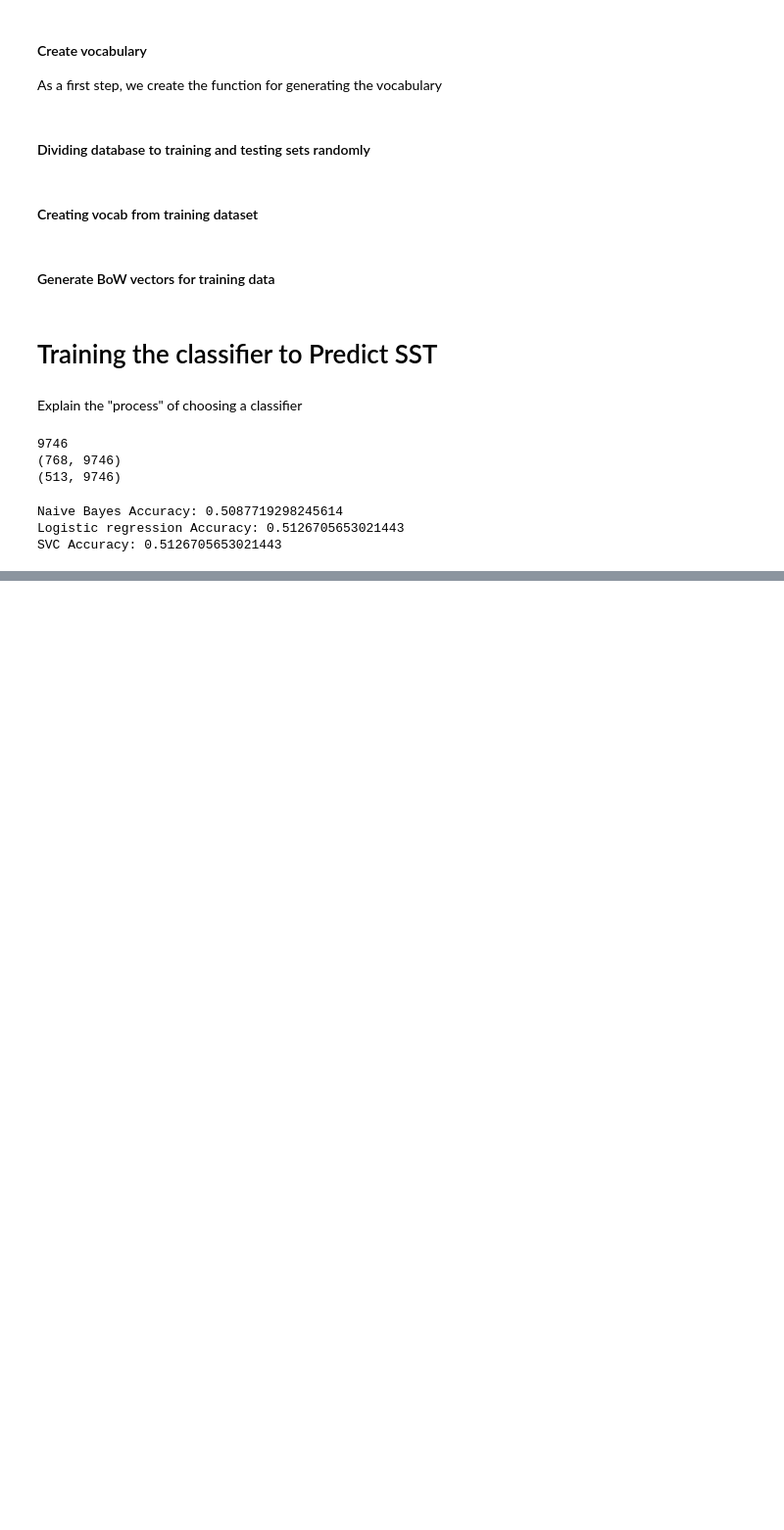
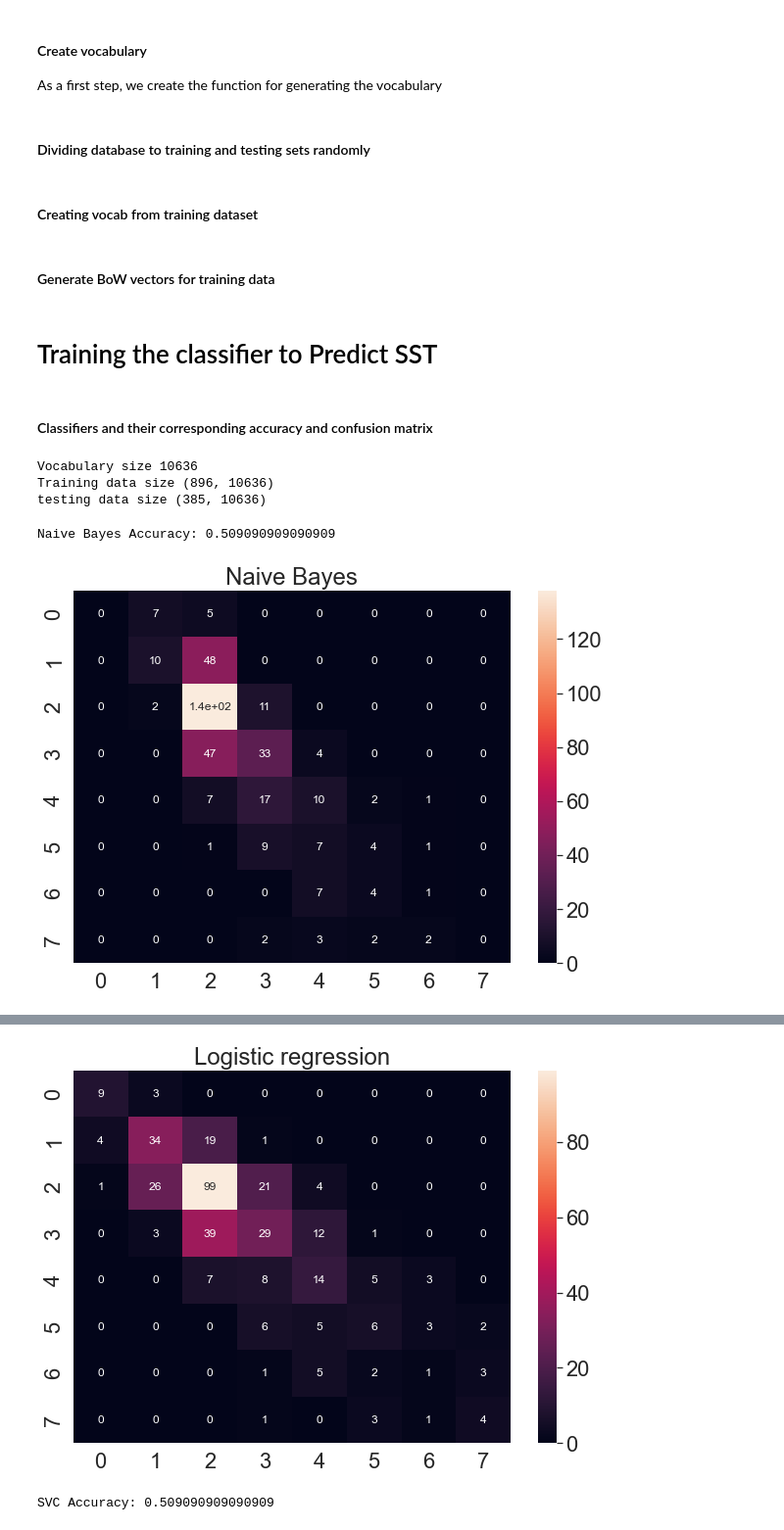
Before and after one commit to asma-naifar/english-proficiency-prediction, a Jupyter notebook: code.ipynb, the cells around one changed output, grey strips where cells are left out. Shown at 98% size. Cells and saved outputs as stored; diff of their text form; code cells hidden in the pictures; blank space fills up the shorter version.

```diff
--- a/code.ipynb
+++ b/code.ipynb
@@ -119,15 +119,14 @@ def word_extraction(sentence):
     ignore = set(stopwords.words('english'))
     words = sentence.split()
     cleaned_text = [w.lower() for w in words if w not in ignore]
-    return ' '.join(cleaned_text)
-
-# def tokenize(sentences):
-#     words = []
-#     for sentence in sentences:
-#         w = word_extraction(sentence)
-#         words.extend(w)
-#         words = sorted(list(set(words)))
-#     return words
+    clean = ' '.join(cleaned_text)
+    clean = re.sub(r"""
+            [,.;@#?!&$]+
+            \ *
+            """,
+            " ",
+            clean, flags=re.VERBOSE)
+    return clean
 # %% [markdown]
 #### Dividing database to training and testing sets randomly
 # %%
@@ -140,7 +139,7 @@ allFiles = os.listdir("preProcessedDataLine/")
 # Randomize training data
 shuffle(allFiles)
 
-split = 0.6
+split = 0.7
 
 split_index = floor(len(allFiles) * split)
 trainingFiles = allFiles[:split_index]
@@ -198,16 +197,29 @@ y_test.index = testingFiles
 #x_test = x_test[x_train.columns]
 # %% [markdown]
 # Training the classifier to Predict SST
-# %% [markdown]
-Explain the "process" of choosing a classifier
+# %% [markdown]
+#### Classifiers and their corresponding accuracy and confusion matrix
 # %%
-print(len(sorted(vectorizer.vocabulary_)))
-print(x_train.shape)
-print(x_test.shape)
+print("Vocabulary size",len(sorted(vectorizer.vocabulary_)))
+print("Training data size",x_train.shape)
+print("testing data size",x_test.shape)
 # %% [output]
-9746
-(768, 9746)
-(513, 9746)
+Vocabulary size 10636
+Training data size (896, 10636)
+testing data size (385, 10636)
+# %%
+from sklearn.metrics import confusion_matrix
+import seaborn as sn
+import pandas as pd
+import matplotlib.pyplot as plt
+
+def conf_matrix(name,y_test,y_pred):
+    cm_y1 = confusion_matrix(y_test,y_pred)
+    plt.figure(figsize=(10,7))
+    sn.set(font_scale=2) # for label size
+    sn.heatmap(cm_y1, annot=True, annot_kws={"size": 12}) # font size
+    plt.title(name)
+    plt.show()
 # %%
 from sklearn.multioutput import MultiOutputClassifier
 from sklearn.naive_bayes import MultinomialNB
@@ -216,36 +228,38 @@ from sklearn.svm import SVC
 from xgboost import XGBClassifier
 from sklearn.pipeline import Pipeline
 from sklearn import metrics
-#Initializing and fitting models on Training Data
+
+
 #Naive Bayes Model
-
 nb = MultiOutputClassifier(MultinomialNB()).fit(x_train, y_train)
 y_pred = nb.predict(x_test)
 print("Naive Bayes Accuracy:",metrics.accuracy_score(y_test, y_pred))
+conf_matrix("Naive Bayes", y_test, y_pred)
 
 #Logistic Regression Model (As we have unbalanced dataset, we use class_weight which will use inverse of counts of that class. It penalizes mistakes in samples of class[i] with class_weight[i] instead of 1)
 lr = MultiOutputClassifier(LogisticRegression(class_weight='balanced', max_iter=3000)) \
                     .fit(x_train, y_train)
 y_pred = lr.predict(x_test)
 print("Logistic regression Accuracy:",metrics.accuracy_score(y_test, y_pred))
+conf_matrix("Logistic regression", y_test, y_pred)
 
 # SVC
 svc = SVC(gamma="scale")
 model = MultiOutputClassifier(estimator=svc)
 model.fit(x_train, y_train)
 
 y_pred = lr.predict(x_test)
 print("SVC Accuracy:",metrics.accuracy_score(y_test, y_pred))
-
+conf_matrix("SVC", y_test, y_pred)
 
 # XGBoost
 classifier = MultiOutputClassifier(XGBClassifier())
 clf = Pipeline([('classify', classifier)])
 clf.fit(x_train, y_train)
 
 y_pred = clf.predict(x_test)
 print("XGBoost Accuracy:",metrics.accuracy_score(y_test, y_pred))
+conf_matrix("XGBoost", y_test, y_pred)
 # %% [output]
-Naive Bayes Accuracy: 0.5087719298245614
-Logistic regression Accuracy: 0.5126705653021443
-SVC Accuracy: 0.5126705653021443
+Naive Bayes Accuracy: 0.509090909090909
+[figure, added]
@@ -253,0 +267,2 @@ XGBoost Accuracy: 0.5185185185185185
+[figure, added]
+SVC Accuracy: 0.509090909090909
```
Also changed, not shown: parts of 14 cells of this notebook.
